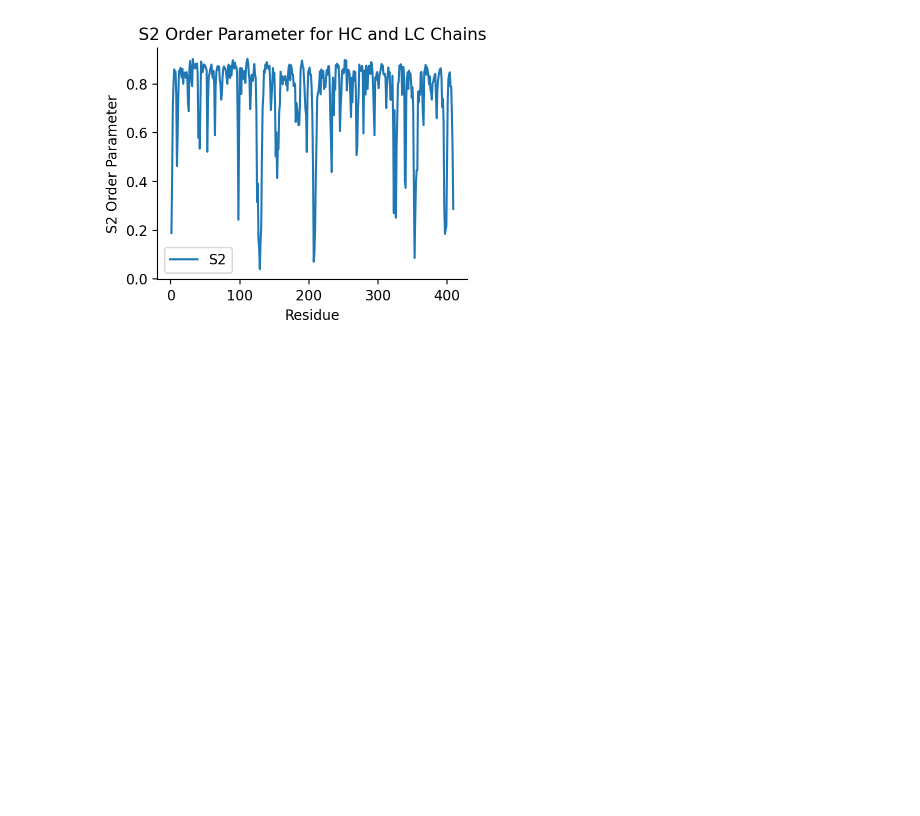
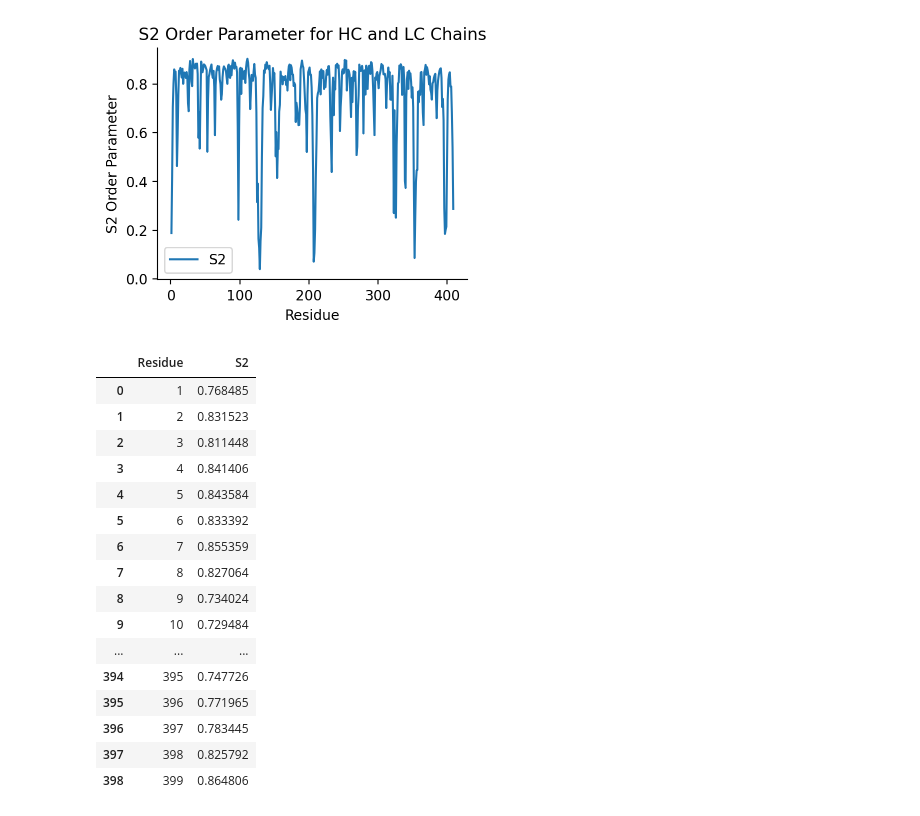
Before and after one commit to ChrisVir/vir_md_analysis, a Jupyter notebook: notebooks/development/1.0-05-16-2025_DevelopingInitialFeatures.ipynb, the cells around one changed output. Saved outputs shown, nothing was run; the diff lists cells and outputs as text; code cells hidden in the pictures; blank space fills up the shorter version.

```diff
--- a/notebooks/development/1.0-05-16-2025_DevelopingInitialFeatures.ipynb
+++ b/notebooks/development/1.0-05-16-2025_DevelopingInitialFeatures.ipynb
@@ -255,7 +254,7 @@ view2
 # %% [output]
 NGLWidget(max_frame=4978)
 # %%
-sasa_df, residues = compute_sasa(traj1[:100], relative=False)
+sasa_df = compute_sasa(traj1[:100], relative=False)
 # %%
 sasa_df.head()
 # %% [output]
@@ -902,3 +877,23 @@ s2.plot(x='Residue', y='S2', figsize=(4, 3),
 sns.despine()
 # %% [output]
 [figure]
+# %%
+calculate_s2_parameter(ptraj)
+# %% [output]
+|  | Residue | S2 |
+| 0 | 1 | 0.768485 |
+| 1 | 2 | 0.831523 |
+| 2 | 3 | 0.811448 |
+| 3 | 4 | 0.841406 |
+| 4 | 5 | 0.843584 |
+| 5 | 6 | 0.833392 |
+| 6 | 7 | 0.855359 |
+| 7 | 8 | 0.827064 |
+| 8 | 9 | 0.734024 |
+| 9 | 10 | 0.729484 |
+| ... | ... | ... |
+| 394 | 395 | 0.747726 |
+| 395 | 396 | 0.771965 |
+| 396 | 397 | 0.783445 |
+| 397 | 398 | 0.825792 |
+| 398 | 399 | 0.864806 |
```
Also changed, not shown: parts of 9 cells of this notebook.
